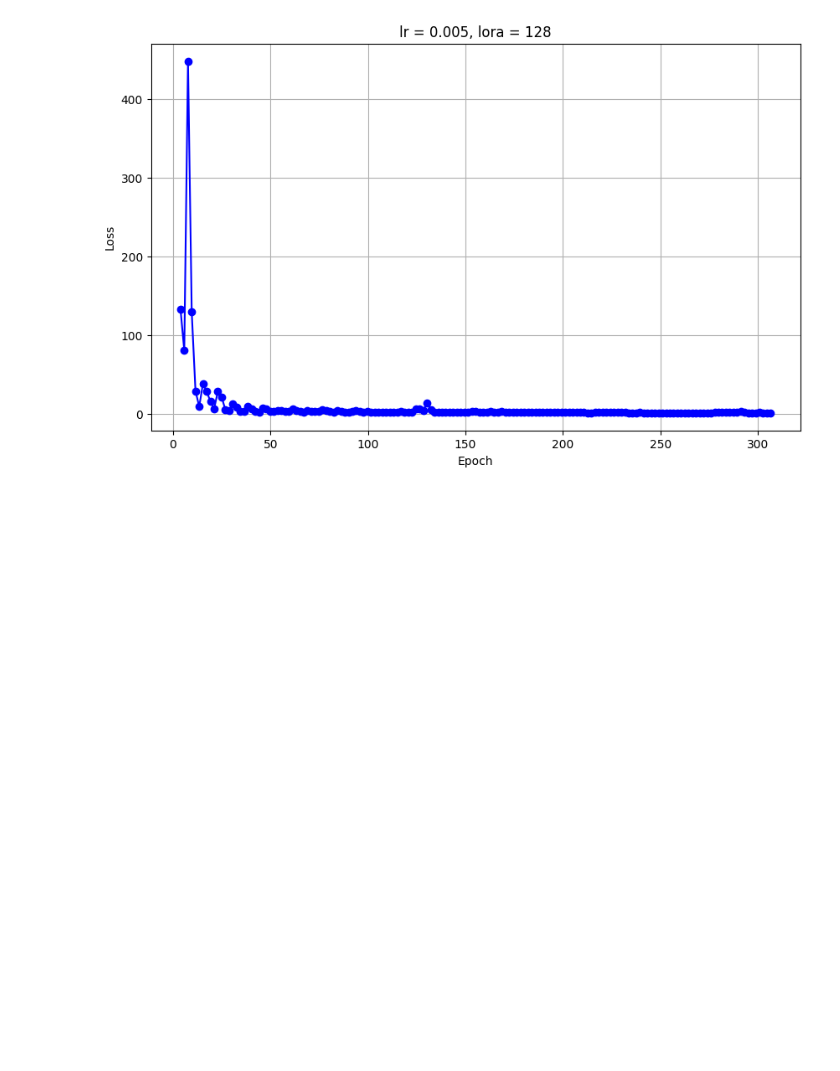
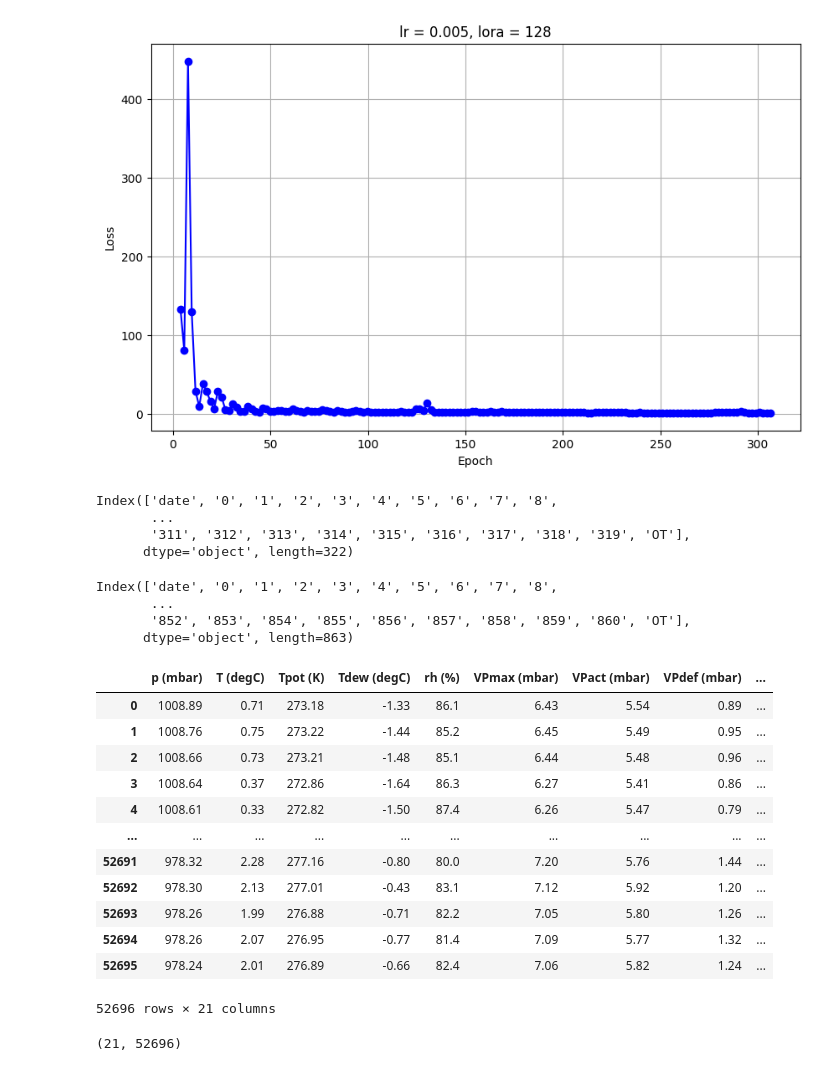
Before and after one commit to daochenzha/ltsm, a Jupyter notebook: ltsm_hf/visualize.ipynb, the cells around one changed output. Saved outputs shown, nothing was run; the diff lists cells and outputs as text; code cells hidden in the pictures; blank space fills up the shorter version.

```diff
--- a/ltsm_hf/visualize.ipynb
+++ b/ltsm_hf/visualize.ipynb
@@ -28,3 +55,77 @@ plt.savefig(root_path+file_path+'/learning_curve.png')
 # %%
 # %% [output]
 [figure]
+# %%
+
+import pandas as pd
+
+# 读取CSV文件
+root_path = '/home/sl237/all_six_datasets/electricity/'
+file_name = 'electricity'
+df = pd.read_csv(root_path+file_name+'.csv')
+
+# 遍历所有列
+print(df.columns)
+for column in df.columns[1:]:
+    # 创建一个只包含当前列的新数据框
+    df_column = df[[column]]
+
+    # 保存当前列到CSV文件，文件名为test_列名.csv
+    df_column.to_csv(f'{root_path+file_name}_{column}.csv', index=False)
+# %% [output]
+Index(['date', '0', '1', '2', '3', '4', '5', '6', '7', '8',
+       ...
+       '311', '312', '313', '314', '315', '316', '317', '318', '319', 'OT'],
+      dtype='object', length=322)
+# %%
+import pandas as pd
+
+# 读取CSV文件
+root_path = '/home/sl237/all_six_datasets/traffic/'
+file_name = 'traffic'
+df = pd.read_csv(root_path+file_name+'.csv')
+
+# 遍历所有列
+print(df.columns)
+for column in df.columns[1:]:
+    # 创建一个只包含当前列的新数据框
+    df_column = df[[column]]
+    column_modified = column.replace('/', '-')
+    # 保存当前列到CSV文件，文件名为test_列名.csv
+    df_column.to_csv(f'{root_path+file_name}_{column_modified}.csv', index=False)
+# %% [output]
+Index(['date', '0', '1', '2', '3', '4', '5', '6', '7', '8',
+       ...
+       '852', '853', '854', '855', '856', '857', '858', '859', '860', 'OT'],
+      dtype='object', length=863)
+# %%
+import pandas as pd
+
+root_path = '/home/sl237/all_six_datasets/weather/'
+file_name = 'weather'
+df = pd.read_csv(root_path+file_name+'.csv')
+cols = df.columns
+df = df[cols[1:]]
+# test = df.T.values.tolist()
+df
+# %% [output]
+|  | p (mbar) | T (degC) | Tpot (K) | Tdew (degC) | rh (%) | VPmax (mbar) | VPact (mbar) | VPdef (mbar) | ... |
+| 0 | 1008.89 | 0.71 | 273.18 | -1.33 | 86.1 | 6.43 | 5.54 | 0.89 | ... |
+| 1 | 1008.76 | 0.75 | 273.22 | -1.44 | 85.2 | 6.45 | 5.49 | 0.95 | ... |
+| 2 | 1008.66 | 0.73 | 273.21 | -1.48 | 85.1 | 6.44 | 5.48 | 0.96 | ... |
+| 3 | 1008.64 | 0.37 | 272.86 | -1.64 | 86.3 | 6.27 | 5.41 | 0.86 | ... |
+| 4 | 1008.61 | 0.33 | 272.82 | -1.50 | 87.4 | 6.26 | 5.47 | 0.79 | ... |
+| ... | ... | ... | ... | ... | ... | ... | ... | ... | ... |
+| 52691 | 978.32 | 2.28 | 277.16 | -0.80 | 80.0 | 7.20 | 5.76 | 1.44 | ... |
+| 52692 | 978.30 | 2.13 | 277.01 | -0.43 | 83.1 | 7.12 | 5.92 | 1.20 | ... |
+| 52693 | 978.26 | 1.99 | 276.88 | -0.71 | 82.2 | 7.05 | 5.80 | 1.26 | ... |
+| 52694 | 978.26 | 2.07 | 276.95 | -0.77 | 81.4 | 7.09 | 5.77 | 1.32 | ... |
+| 52695 | 978.24 | 2.01 | 276.89 | -0.66 | 82.4 | 7.06 | 5.82 | 1.24 | ... |
+52696 rows × 21 columns
+# %%
+df_data = pd.read_csv(root_path+file_name+'.csv')
+cols = df_data.columns[1:]
+raw_data = df_data[cols].T.values.tolist()
+len(raw_data),len(raw_data[0])
+# %% [output]
+(21, 52696)
```
Also changed, not shown: parts of 4 cells of this notebook, 7 other files.
